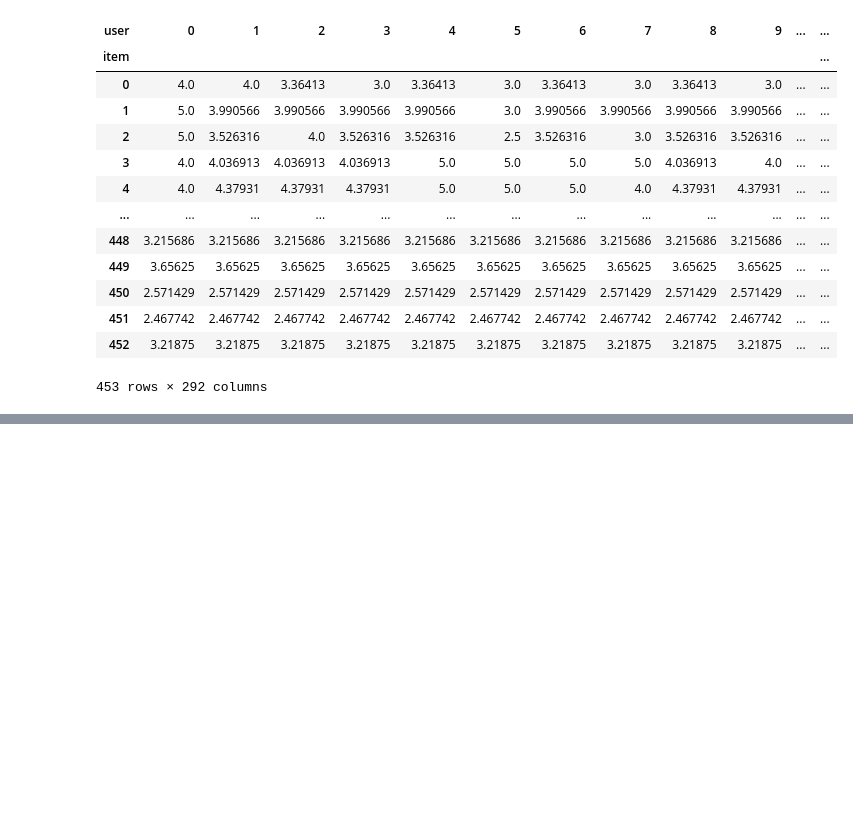
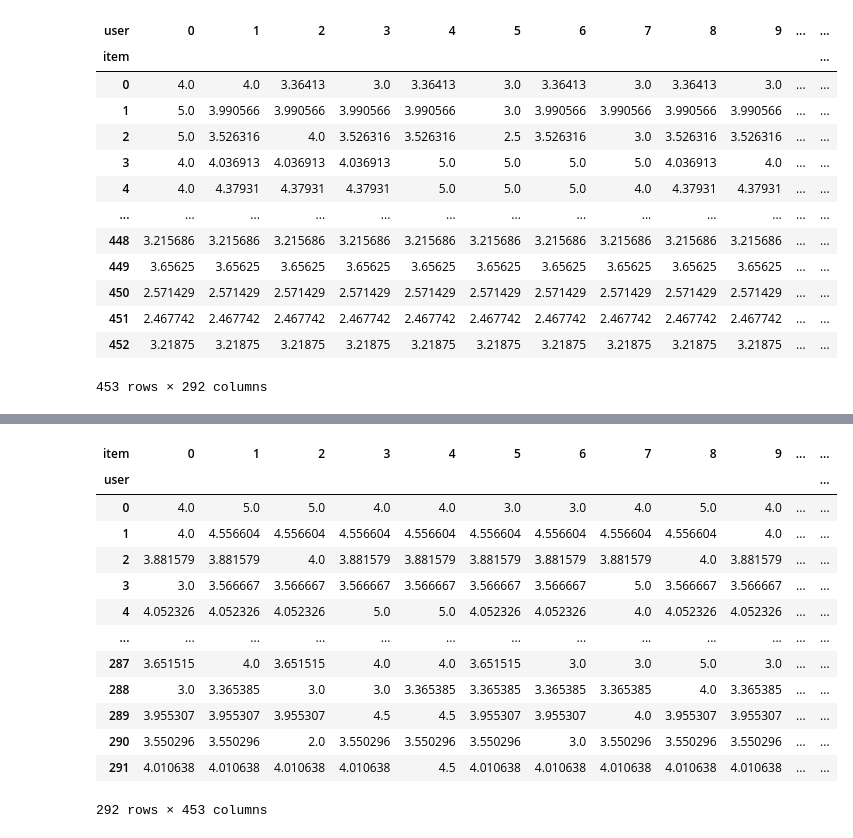
Before and after one commit to asdfrt159/DataScientist, a Jupyter notebook: DB/hw/test.ipynb, the cells around one changed output, grey strips where cells are left out. Cells and saved outputs as stored; diff of their text form; code cells hidden in the pictures; blank space fills up the shorter version.

```diff
--- a/DB/hw/test.ipynb
+++ b/DB/hw/test.ipynb
@@ -273,0 +392,3 @@ iu_pivot
+# %%
+rec_num = 7
+user = 3
@@ -273,0 +461,12 @@ iu_pivot
+# %%
+query = 'SELECT R.user, R.item,\
+			CASE \
+				WHEN R.rating is null THEN T.rate_avg\
+			ELSE R.rating\
+			END AS rate\
+    	FROM ratings AS R NATURAL JOIN (SELECT user, avg(rating) AS rate_avg\
+										FROM ratings\
+										GROUP BY user) AS T'
+
+user_item = get_output(query)
+user_item
@@ -273,0 +507,18 @@ iu_pivot
+# %%
+ui_pivot = pd.pivot_table(user_item, index='user', columns='item', values='rate')
+ui_pivot
+# %% [output]
+| item | 0 | 1 | 2 | 3 | 4 | 5 | 6 | 7 | 8 | 9 | ... | ... |
+| user |  |  |  |  |  |  |  |  |  |  |  | ... |
+| 0 | 4.0 | 5.0 | 5.0 | 4.0 | 4.0 | 3.0 | 3.0 | 4.0 | 5.0 | 4.0 | ... | ... |
+| 1 | 4.0 | 4.556604 | 4.556604 | 4.556604 | 4.556604 | 4.556604 | 4.556604 | 4.556604 | 4.556604 | 4.0 | ... | ... |
+| 2 | 3.881579 | 3.881579 | 4.0 | 3.881579 | 3.881579 | 3.881579 | 3.881579 | 3.881579 | 4.0 | 3.881579 | ... | ... |
+| 3 | 3.0 | 3.566667 | 3.566667 | 3.566667 | 3.566667 | 3.566667 | 3.566667 | 5.0 | 3.566667 | 3.566667 | ... | ... |
+| 4 | 4.052326 | 4.052326 | 4.052326 | 5.0 | 5.0 | 4.052326 | 4.052326 | 4.0 | 4.052326 | 4.052326 | ... | ... |
+| ... | ... | ... | ... | ... | ... | ... | ... | ... | ... | ... | ... | ... |
+| 287 | 3.651515 | 4.0 | 3.651515 | 4.0 | 4.0 | 3.651515 | 3.0 | 3.0 | 5.0 | 3.0 | ... | ... |
+| 288 | 3.0 | 3.365385 | 3.0 | 3.0 | 3.365385 | 3.365385 | 3.365385 | 3.365385 | 4.0 | 3.365385 | ... | ... |
+| 289 | 3.955307 | 3.955307 | 3.955307 | 4.5 | 4.5 | 3.955307 | 3.955307 | 4.0 | 3.955307 | 3.955307 | ... | ... |
+| 290 | 3.550296 | 3.550296 | 2.0 | 3.550296 | 3.550296 | 3.550296 | 3.0 | 3.550296 | 3.550296 | 3.550296 | ... | ... |
+| 291 | 4.010638 | 4.010638 | 4.010638 | 4.010638 | 4.5 | 4.010638 | 4.010638 | 4.010638 | 4.010638 | 4.010638 | ... | ... |
+292 rows × 453 columns
```
Also changed, not shown: parts of 28 cells of this notebook, 7 other files.
